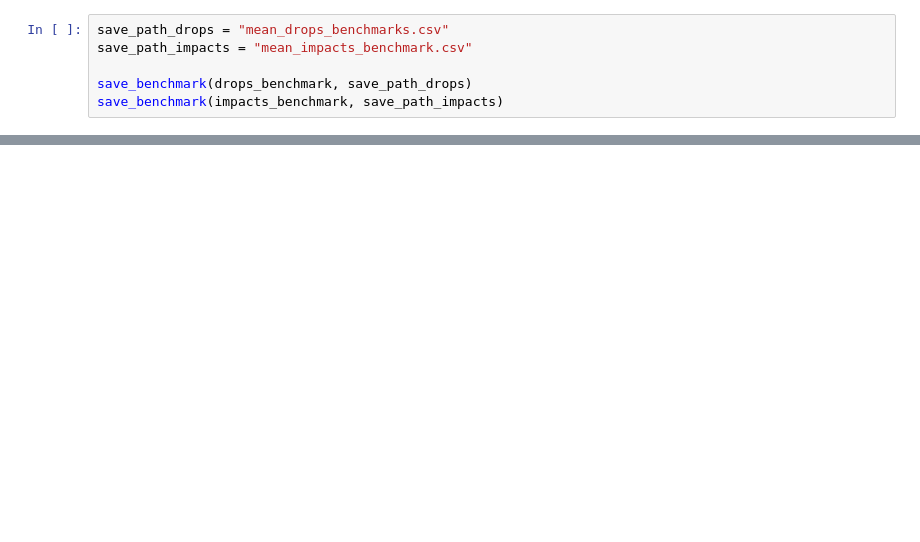
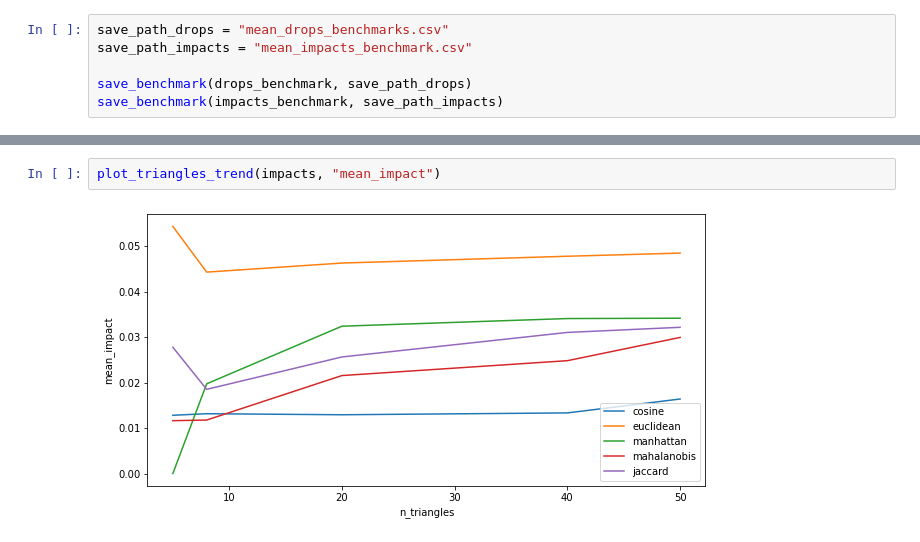
Before and after one commit to Progetto-Agiw/certa, a Jupyter notebook: metrics-benchmark.ipynb, the cells around one changed output, grey strips where cells are left out. Cells and saved outputs as stored; diff of their text form; blank space fills up the shorter version.

```diff
--- a/metrics-benchmark.ipynb
+++ b/metrics-benchmark.ipynb
@@ -317,0 +341,4 @@ pd.read_csv(save_path_impacts)
+# %%
+plot_triangles_trend(impacts, "mean_impact")
+# %% [output]
+[figure, added]
```
Also changed, not shown: parts of 16 cells of this notebook.
